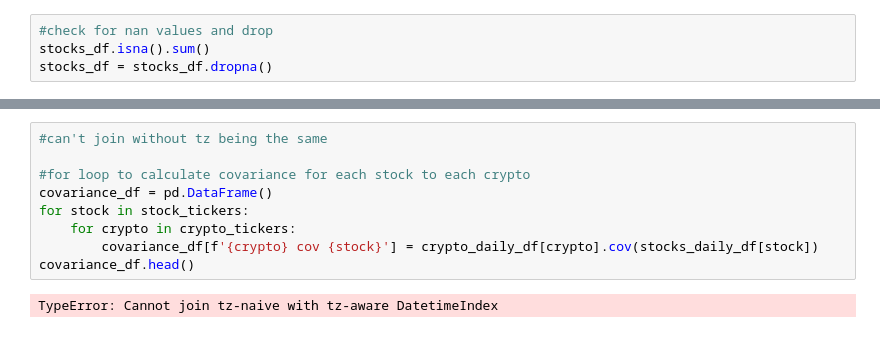
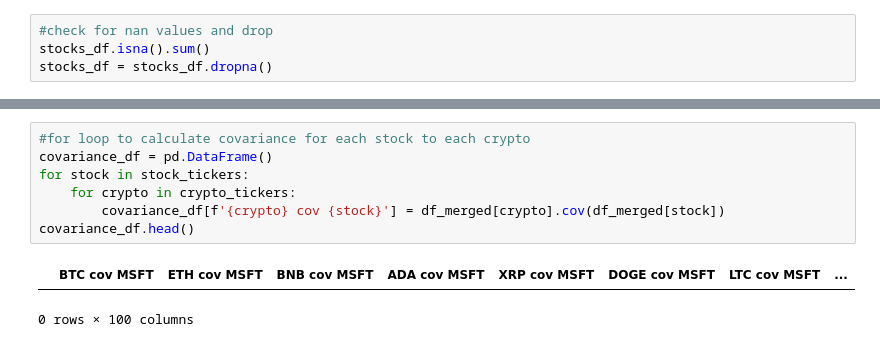
Before and after one commit to rulo96z/Crypto_Diversification_Analysis, a Jupyter notebook: analysis.ipynb, the cells around one changed output, grey strips where cells are left out. Drawn from its saved outputs; the diff is of its cells as text.

```diff
--- a/analysis.ipynb
+++ b/analysis.ipynb
@@ -234,13 +254,12 @@ BCH     0.398924
 XLM     0.446332
 dtype: float64
 # %%
-#can't join without tz being the same
-
 #for loop to calculate covariance for each stock to each crypto
 covariance_df = pd.DataFrame()
 for stock in stock_tickers:
     for crypto in crypto_tickers:
-        covariance_df[f'{crypto} cov {stock}'] = crypto_daily_df[crypto].cov(stocks_daily_df[stock])
+        covariance_df[f'{crypto} cov {stock}'] = df_merged[crypto].cov(df_merged[stock])
 covariance_df.head()
 # %% [output]
+|  | BTC cov MSFT | ETH cov MSFT | BNB cov MSFT | ADA cov MSFT | XRP cov MSFT | DOGE cov MSFT | LTC cov MSFT | ... |
-TypeError: Cannot join tz-naive with tz-aware DatetimeIndex
+0 rows × 100 columns
```
Also changed, not shown: parts of 7 cells of this notebook.
